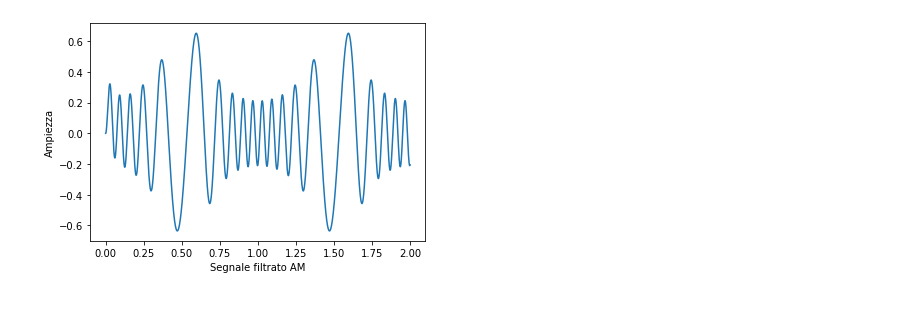
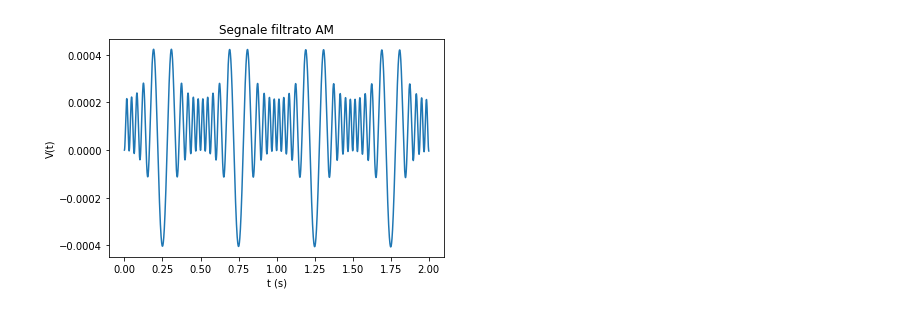
Before and after one commit to asdrubalini/fm-demodulator-dsp, a Jupyter notebook: fm_demodulator.ipynb, the cells around one changed output. Drawn from its saved outputs; the diff is of its cells as text; code cells hidden in the pictures.

```diff
--- a/fm_demodulator.ipynb
+++ b/fm_demodulator.ipynb
@@ -2,8 +2,8 @@
 import numpy as np
 import matplotlib.pyplot as plt
 # %%
-MODULATOR_FREQUENCY = 1.0
-CARRIER_FREQUENCY = 10.0
+MODULATOR_FREQUENCY = 2.0
+CARRIER_FREQUENCY = 20.0
 MODULATION_INDEX = 1.0
 
 SAMPLES = 44100.0
@@ -52,21 +50,21 @@ Text(0.5, 0, 'Seegnale modulato')
 # %%
-# idk
+# Filtered signal
 filtered = np.zeros_like(modulated)
 
-R = 50
-C = 0.00001
+R = 50 # Ohm
+C = 0.00000001 # Farad
 
 a = R * C
 
 filtered[0] = a * modulated[0]
 for i in range(1, len(modulated)):
     filtered[i] = filtered[i - 1] + a * (modulated[i] - filtered[i - 1])
 
-# plt.subplot(4, 1, 4)
+plt.title('Segnale filtrato AM')
 plt.plot(time, filtered)
-plt.ylabel('Ampiezza')
-plt.xlabel('Segnale filtrato AM')
+plt.ylabel('V(t)')
+plt.xlabel('t (s)')
 
 plt.show()
 # %% [output]
-[figure, old version]
+[figure, new version]
```
Also changed, not shown: parts of 4 cells of this notebook, 1 other file.
